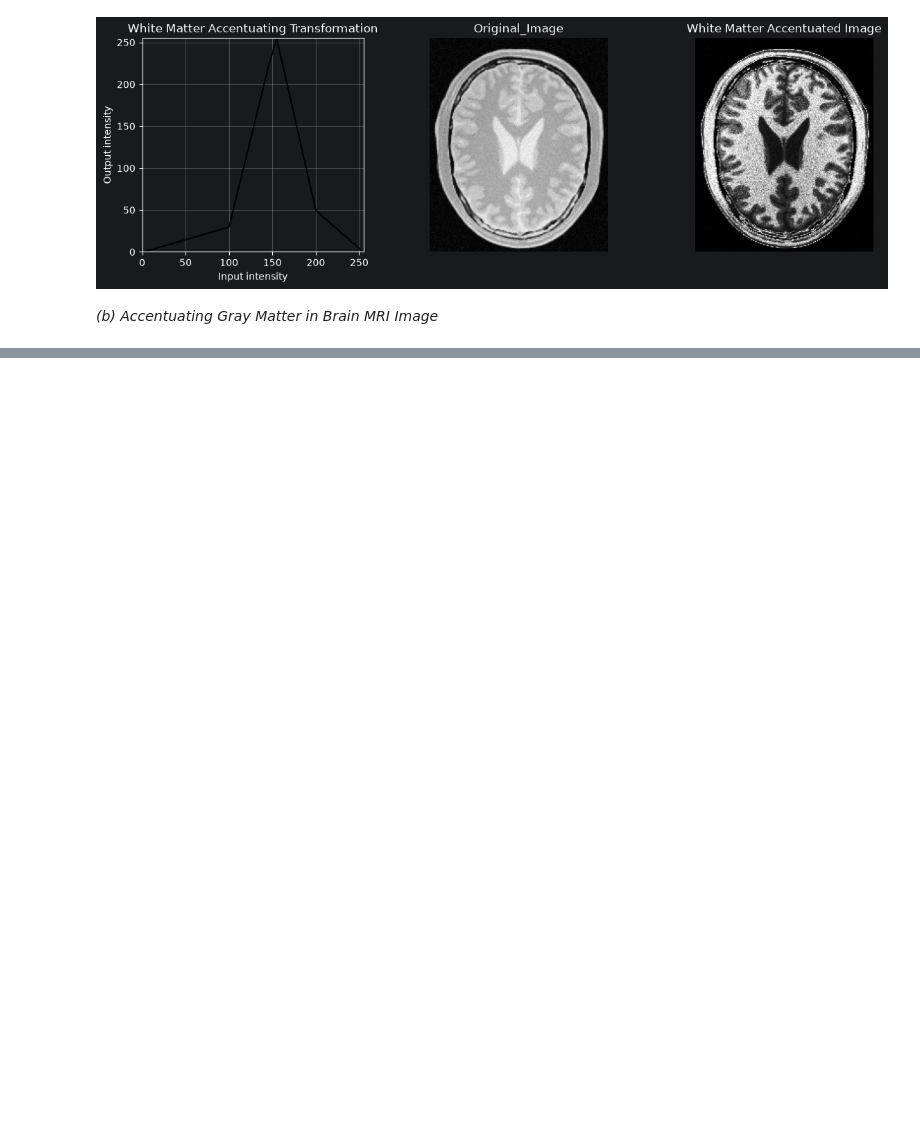
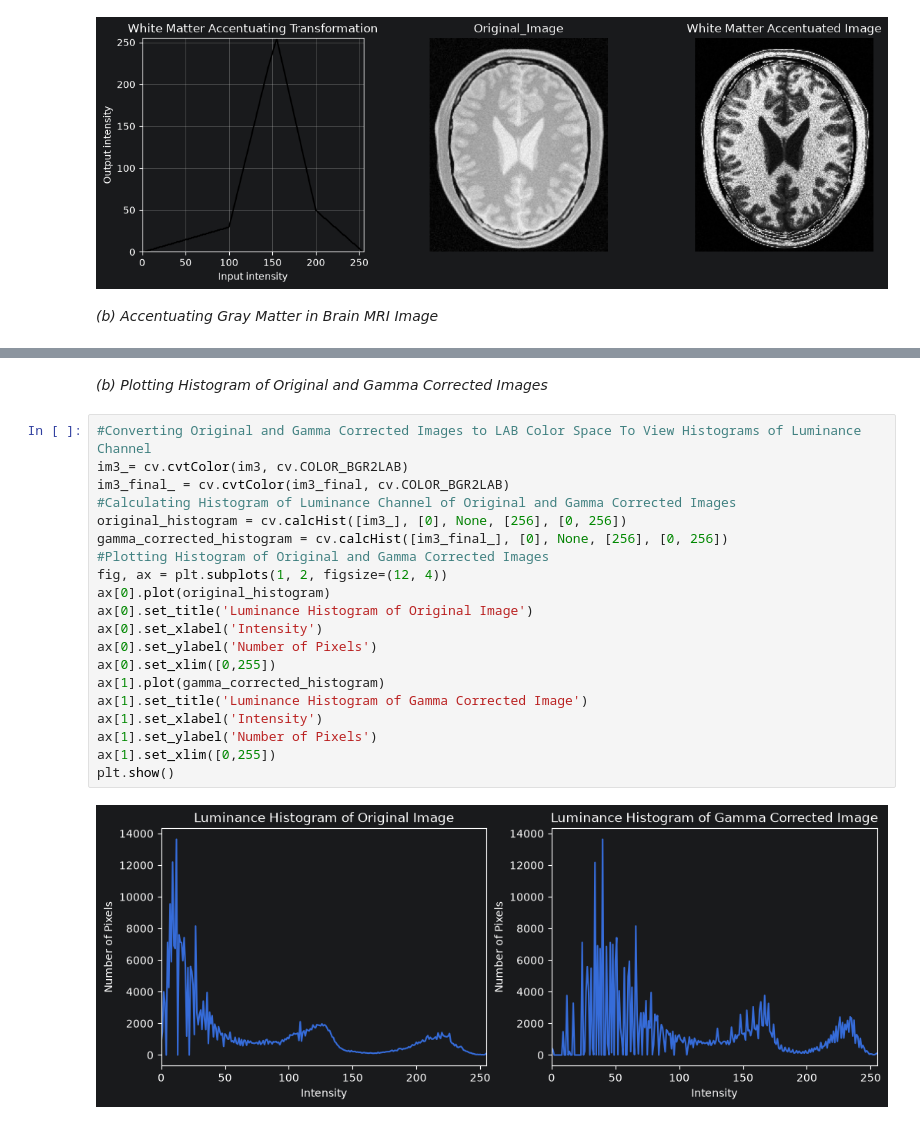
Before and after one commit to indeepa-05/EN3160-Image-Processing, a Jupyter notebook: Assignments/EN3160 Assignment1 on Intensity Transformations and Neighborhood Filtering.ipynb, the cells around one changed output, grey strips where cells are left out. Saved outputs shown, nothing was run; the diff lists cells and outputs as text; blank space fills up the shorter version.

```diff
--- a/Assignments/EN3160 Assignment1 on Intensity Transformations and Neighborhood Filtering.ipynb
+++ b/Assignments/EN3160 Assignment1 on Intensity Transformations and Neighborhood Filtering.ipynb
@@ -118,0 +170,24 @@ plt.show()
+# %% [markdown]
+*(b) Plotting Histogram of Original and Gamma Corrected Images*
+# %%
+#Converting Original and Gamma Corrected Images to LAB Color Space To View Histograms of Luminance Channel
+im3_= cv.cvtColor(im3, cv.COLOR_BGR2LAB)
+im3_final_ = cv.cvtColor(im3_final, cv.COLOR_BGR2LAB)
+#Calculating Histogram of Luminance Channel of Original and Gamma Corrected Images
+original_histogram = cv.calcHist([im3_], [0], None, [256], [0, 256])
+gamma_corrected_histogram = cv.calcHist([im3_final_], [0], None, [256], [0, 256])
+#Plotting Histogram of Original and Gamma Corrected Images
+fig, ax = plt.subplots(1, 2, figsize=(12, 4))
+ax[0].plot(original_histogram)
+ax[0].set_title('Luminance Histogram of Original Image')
+ax[0].set_xlabel('Intensity')
+ax[0].set_ylabel('Number of Pixels')
+ax[0].set_xlim([0,255])
+ax[1].plot(gamma_corrected_histogram)
+ax[1].set_title('Luminance Histogram of Gamma Corrected Image')
+ax[1].set_xlabel('Intensity')
+ax[1].set_ylabel('Number of Pixels')
+ax[1].set_xlim([0,255])
+plt.show()
+# %% [output]
+[figure, added]
```
Also changed, not shown: parts of 9 cells of this notebook, 1 other file.
